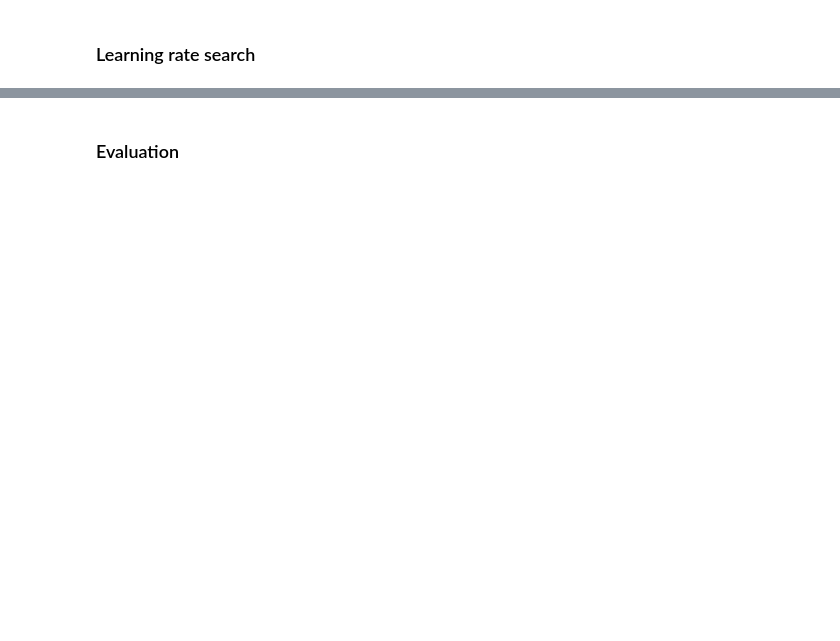
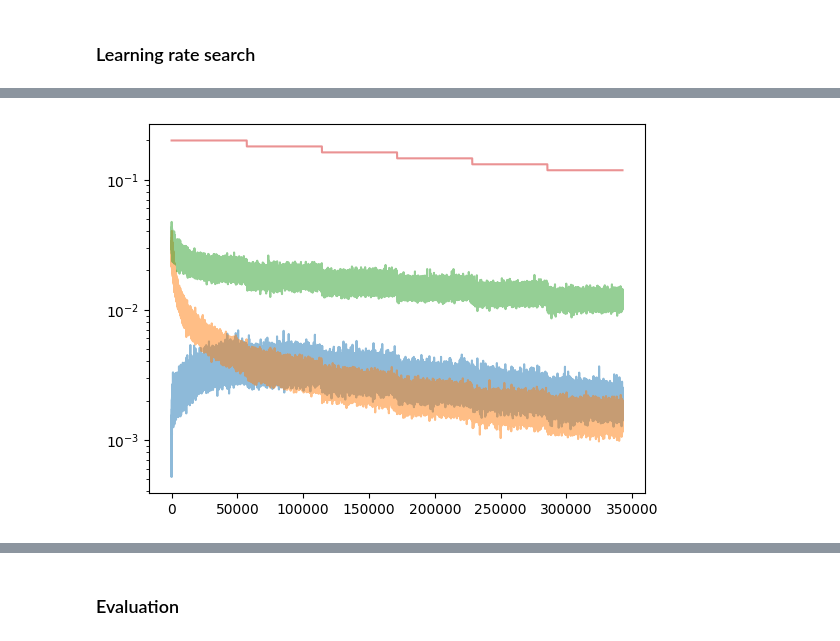
Before and after one commit to chefPony/nn_zero_to_hero, a Jupyter notebook: makemore/Neural_Probabilistic_Language_Model.ipynb, the cells around one changed output, grey strips where cells are left out. Cells and saved outputs as stored; diff of their text form; code cells hidden in the pictures; blank space fills up the shorter version.

```diff
--- a/makemore/Neural_Probabilistic_Language_Model.ipynb
+++ b/makemore/Neural_Probabilistic_Language_Model.ipynb
@@ -297,0 +382,5 @@ plt.plot(loss_history)
+# %%
+plt.plot(torch.Tensor(grad_ratio_history), alpha=0.5)
+plt.yscale("log")
+# %% [output]
+[figure, added]
```
Also changed, not shown: parts of 13 cells of this notebook.
